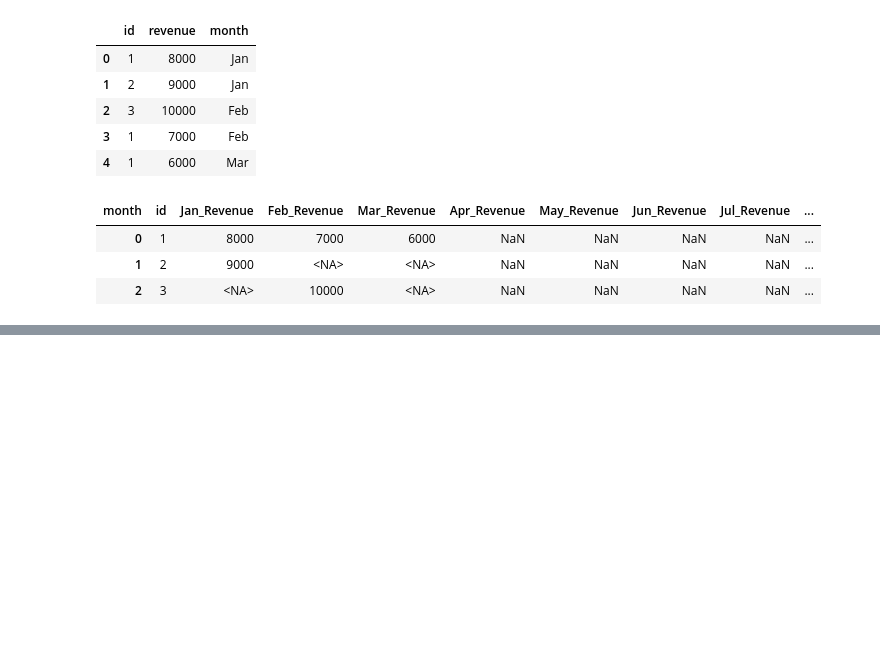
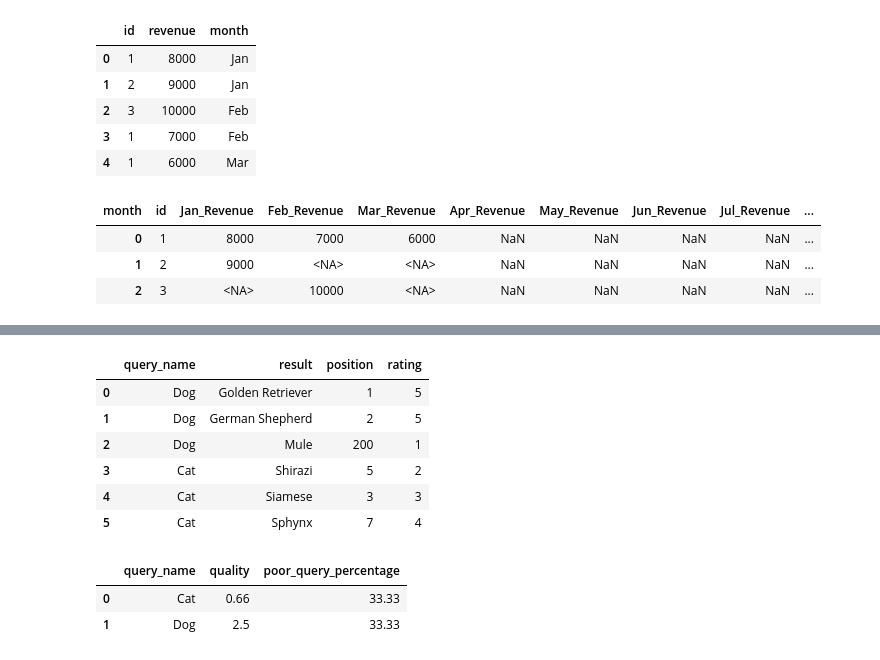
Before and after one commit to Praldmur/Tasks, a Jupyter notebook: Task_All.ipynb, the cells around one changed output, grey strips where cells are left out. Cells and saved outputs as stored; diff of their text form; code cells hidden in the pictures; blank space fills up the shorter version.

```diff
--- a/Task_All.ipynb
+++ b/Task_All.ipynb
@@ -645,0 +653,20 @@ bymonth
+# %%
+data = [['Dog', 'Golden Retriever', 1, 5], ['Dog', 'German Shepherd', 2, 5], ['Dog', 'Mule', 200, 1], ['Cat', 'Shirazi', 5, 2], ['Cat', 'Siamese', 3, 3], ['Cat', 'Sphynx', 7, 4]]
+queries = pd.DataFrame(data, columns=['query_name', 'result', 'position', 'rating']).astype({'query_name':'object', 'result':'object', 'position':'Int64', 'rating':'Int64'})
+queries
+# %% [output]
+|  | query_name | result | position | rating |
+| 0 | Dog | Golden Retriever | 1 | 5 |
+| 1 | Dog | German Shepherd | 2 | 5 |
+| 2 | Dog | Mule | 200 | 1 |
+| 3 | Cat | Shirazi | 5 | 2 |
+| 4 | Cat | Siamese | 3 | 3 |
+| 5 | Cat | Sphynx | 7 | 4 |
+# %%
+queries['quality'] = queries.rating/queries.position
+queries['poor_query_percentage'] = (queries.rating < 3)*100
+round(queries.groupby('query_name', as_index=False).agg({'quality': 'mean', 'poor_query_percentage': 'mean'}),2)
+# %% [output]
+|  | query_name | quality | poor_query_percentage |
+| 0 | Cat | 0.66 | 33.33 |
+| 1 | Dog | 2.5 | 33.33 |
```
Also changed, not shown: parts of 2 cells of this notebook.
